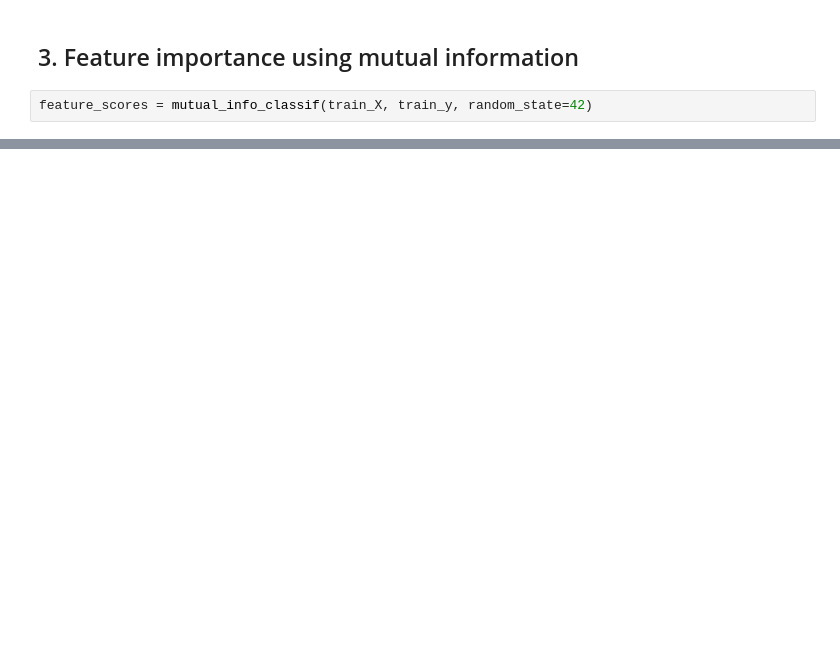
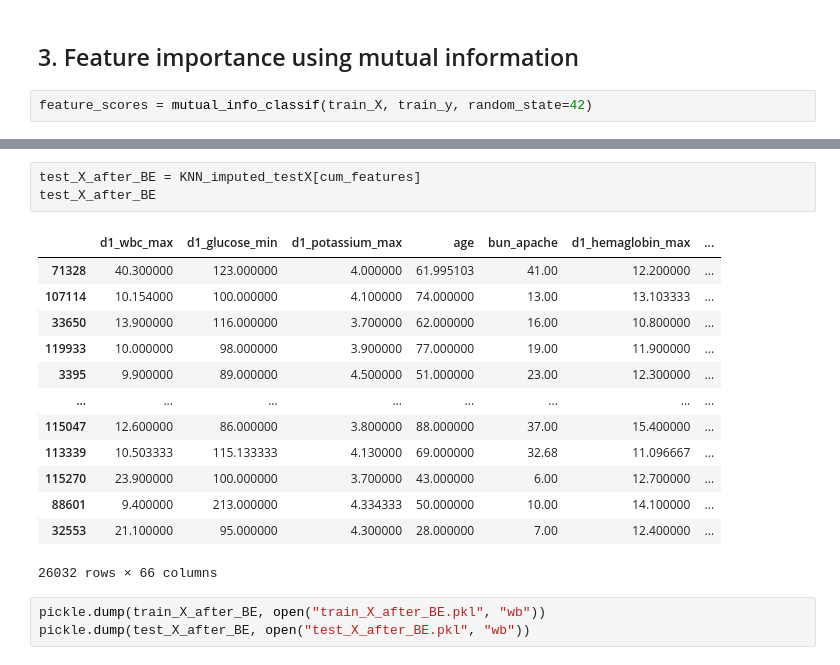
Before and after one commit to bvchand/Diabetes-detection-in-ICU-patients, a Jupyter notebook: diabetes_feature_selection_with_70_percent.ipynb, the cells around one changed output, grey strips where cells are left out. Drawn from its saved outputs; the diff is of its cells as text; blank space fills up the shorter version.

```diff
--- a/diabetes_feature_selection_with_70_percent.ipynb
+++ b/diabetes_feature_selection_with_70_percent.ipynb
@@ -329,0 +431,20 @@ mi_scores.nlargest(10)
+# %%
+test_X_after_BE = KNN_imputed_testX[cum_features]
+test_X_after_BE
+# %% [output]
+|  | d1_wbc_max | d1_glucose_min | d1_potassium_max | age | bun_apache | d1_hemaglobin_max | ... |
+| 71328 | 40.300000 | 123.000000 | 4.000000 | 61.995103 | 41.00 | 12.200000 | ... |
+| 107114 | 10.154000 | 100.000000 | 4.100000 | 74.000000 | 13.00 | 13.103333 | ... |
+| 33650 | 13.900000 | 116.000000 | 3.700000 | 62.000000 | 16.00 | 10.800000 | ... |
+| 119933 | 10.000000 | 98.000000 | 3.900000 | 77.000000 | 19.00 | 11.900000 | ... |
+| 3395 | 9.900000 | 89.000000 | 4.500000 | 51.000000 | 23.00 | 12.300000 | ... |
+| ... | ... | ... | ... | ... | ... | ... | ... |
+| 115047 | 12.600000 | 86.000000 | 3.800000 | 88.000000 | 37.00 | 15.400000 | ... |
+| 113339 | 10.503333 | 115.133333 | 4.130000 | 69.000000 | 32.68 | 11.096667 | ... |
+| 115270 | 23.900000 | 100.000000 | 3.700000 | 43.000000 | 6.00 | 12.700000 | ... |
+| 88601 | 9.400000 | 213.000000 | 4.334333 | 50.000000 | 10.00 | 14.100000 | ... |
+| 32553 | 21.100000 | 95.000000 | 4.300000 | 28.000000 | 7.00 | 12.400000 | ... |
+26032 rows × 66 columns
+# %%
+pickle.dump(train_X_after_BE, open("train_X_after_BE.pkl", "wb"))
+pickle.dump(test_X_after_BE, open("test_X_after_BE.pkl", "wb"))
```
Also changed, not shown: parts of 21 cells of this notebook.
